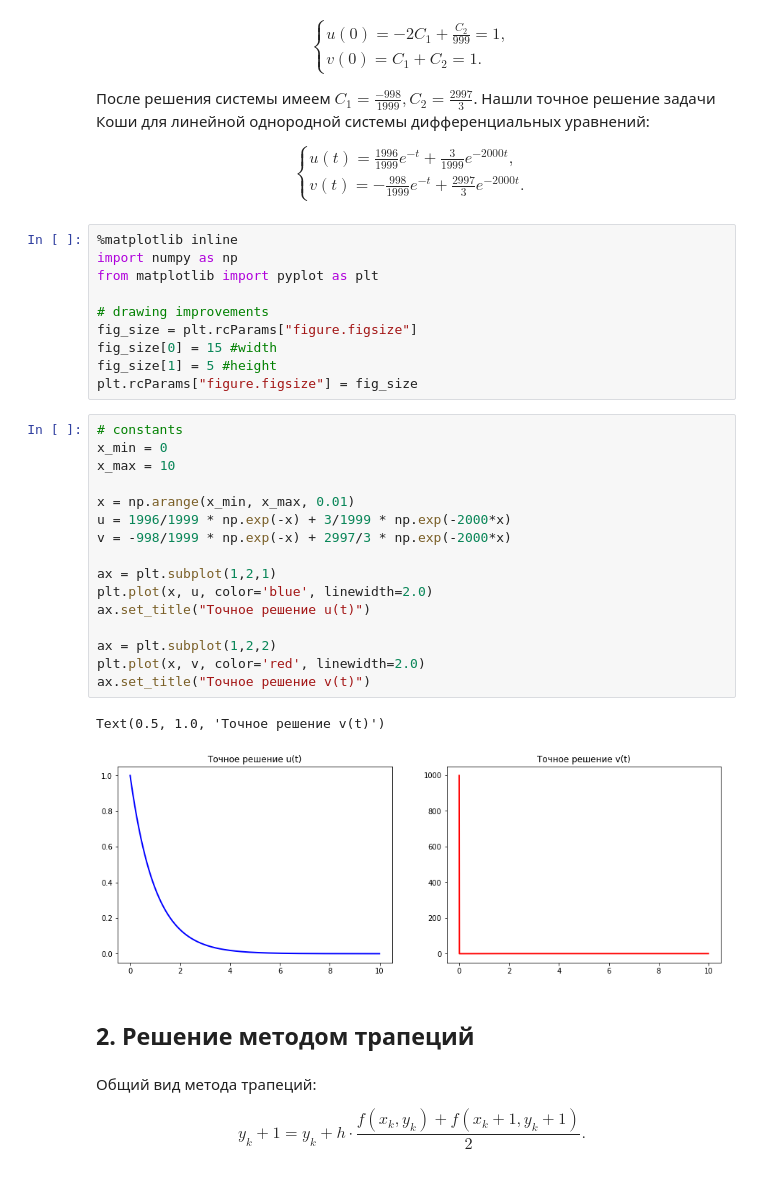
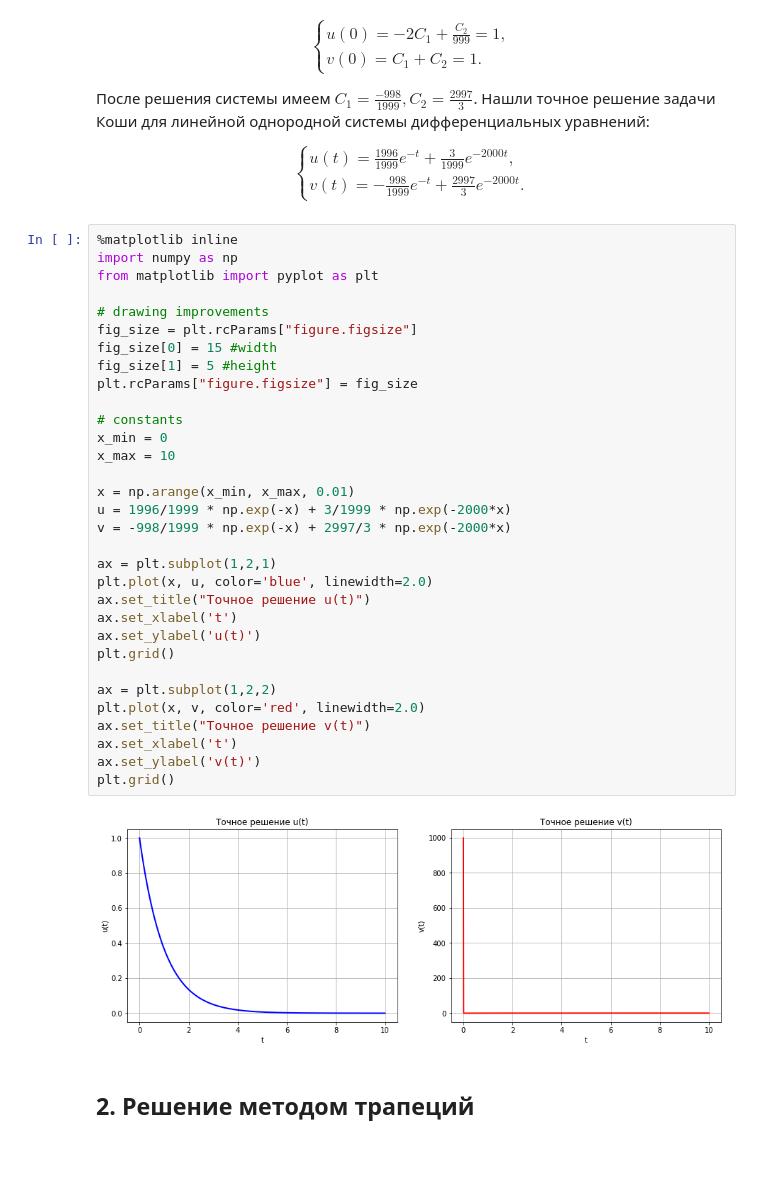
Before and after one commit to denisstasyev/Computational_Mathematics, a Jupyter notebook: PracticalTask1/PracticalTask1.ipynb, the cells around one changed output. Saved outputs shown, nothing was run; the diff lists cells and outputs as text.

```diff
--- a/PracticalTask1/PracticalTask1.ipynb
+++ b/PracticalTask1/PracticalTask1.ipynb
@@ -82,40 +82,39 @@ $h = 10^{-4}, 10^{-3}, 2.5\cdot10^{-3}, 5\cdot10^{-3}, 10^{-2}.$
    v(t) = -\frac{998}{1999} e^{-t} + \frac{2997}{3} e^{-2000t}.
  \end{cases}
 \end{equation*}
-# %%
-%matplotlib inline
-import numpy as np
-from matplotlib import pyplot as plt
-
-# drawing improvements
-fig_size = plt.rcParams["figure.figsize"]
-fig_size[0] = 15 #width
-fig_size[1] = 5 #height
-plt.rcParams["figure.figsize"] = fig_size
 # %%
+%matplotlib inline
+import numpy as np
+from matplotlib import pyplot as plt
+
+# drawing improvements
+fig_size = plt.rcParams["figure.figsize"]
+fig_size[0] = 15 #width
+fig_size[1] = 5 #height
+plt.rcParams["figure.figsize"] = fig_size
+
 # constants
 x_min = 0
 x_max = 10
 
 x = np.arange(x_min, x_max, 0.01)
 u = 1996/1999 * np.exp(-x) + 3/1999 * np.exp(-2000*x)
 v = -998/1999 * np.exp(-x) + 2997/3 * np.exp(-2000*x)
 
 ax = plt.subplot(1,2,1)
 plt.plot(x, u, color='blue', linewidth=2.0)
 ax.set_title("Точное решение u(t)")
+ax.set_xlabel('t')
+ax.set_ylabel('u(t)')
+plt.grid()
 
 ax = plt.subplot(1,2,2)
 plt.plot(x, v, color='red', linewidth=2.0)
 ax.set_title("Точное решение v(t)")
+ax.set_xlabel('t')
+ax.set_ylabel('v(t)')
+plt.grid()
 # %% [output]
-Text(0.5, 1.0, 'Точное решение v(t)')
-[figure, old version]
+[figure, new version]
 # %% [markdown]
 ## 2. Решение методом трапеций
-# %% [markdown]
-Общий вид метода трапеций:
-
-\begin{equation*}
- y_k+1 = y_k + h \cdot \frac{f(x_k, y_k) + f(x_k+1, y_k+1)}{2}.
-\end{equation*}
```
Also changed, not shown: parts of 9 cells of this notebook.
